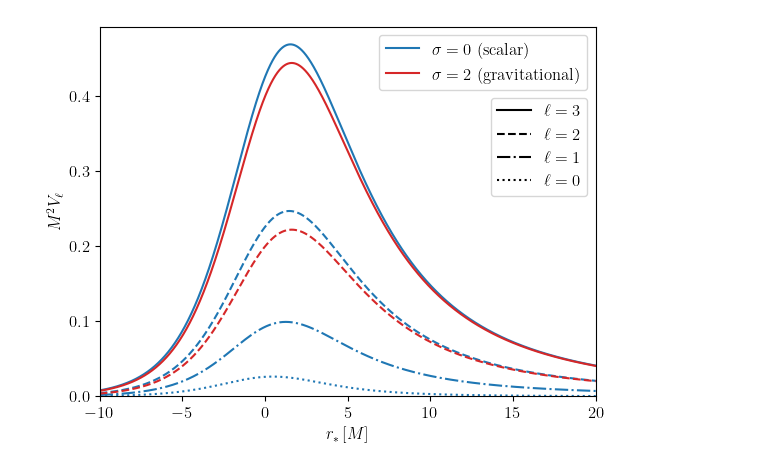
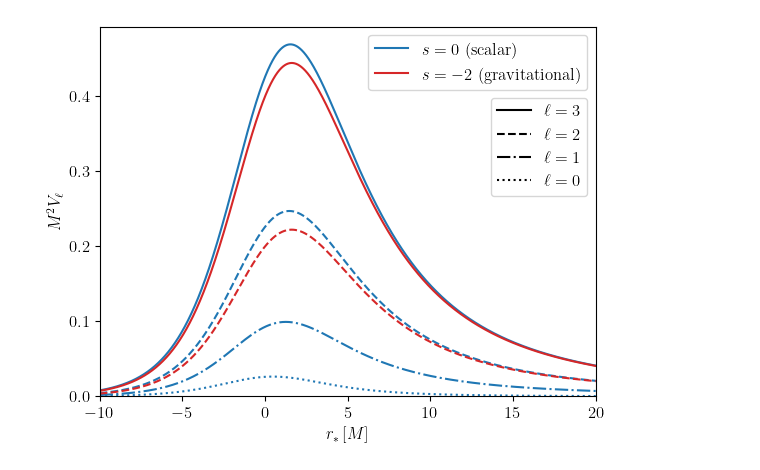
Before and after one commit to eliotfinch/thesis, a Jupyter notebook: Figures/Introduction/rw_potential.ipynb, the cells around one changed output. Cells and saved outputs as stored; diff of their text form; code cells hidden in the pictures.

Commit message:
Update Introduction figures

```diff
--- a/Figures/Introduction/rw_potential.ipynb
+++ b/Figures/Introduction/rw_potential.ipynb
@@ -40,33 +40,33 @@ ax.set_ylim(0)
 ax.set_xlim(-10,20)
 
 ax.set_ylabel('$M^2 V_\ell$')
 ax.set_xlabel('$r_*\,[M]$')
 
 # Legends
 # -------
 
 l1 = ax.legend(
     [Line2D([], [], c='C0'), Line2D([], [], c='C3')],
-    ['$\sigma = 0$ (scalar)', '$\sigma = 2$ (gravitational)'],
+    ['$s = 0$ (scalar)', '$s = -2$ (gravitational)'],
     # frameon=False,
     # ncol=2,
     loc='upper right',
     # fontsize=11,
     # bbox_to_anchor=(0.98, 1)
 )
 
 ax.add_artist(l1)
 
 l2 = ax.legend(
     [Line2D([], [], c='k', ls=':'), Line2D([], [], c='k', ls='-.'), Line2D([], [], c='k', ls='--'), Line2D([], [], c='k', ls='-')][::-1],
     ['$\ell = 0$', '$\ell = 1$', '$\ell = 2$', '$\ell = 3$'][::-1],
     # frameon=False,
     ncol=1,
     loc='upper right',
     # fontsize=11,
     bbox_to_anchor=(1, 0.83)
 )
 
-fig.savefig('rw_potential_alt.pdf', bbox_inches='tight')
+fig.savefig('rw_potential.pdf', bbox_inches='tight')
 # %% [output]
-[figure, old version]
+[figure, new version]
```
Also changed, not shown: 2 other files.
